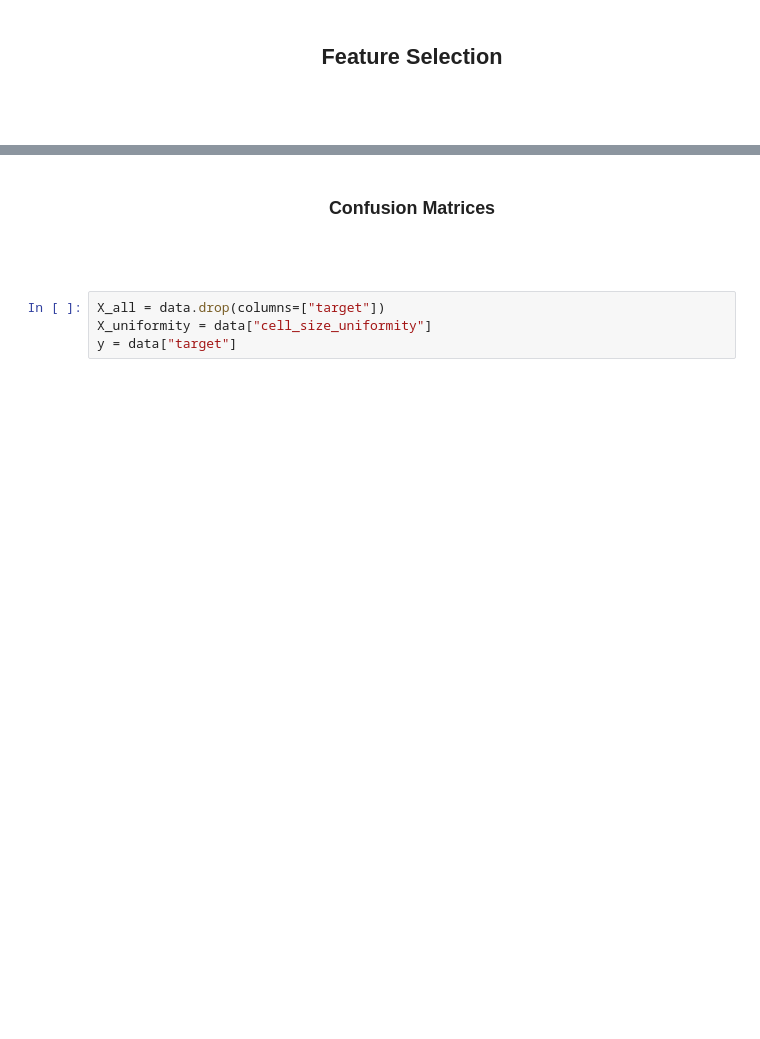
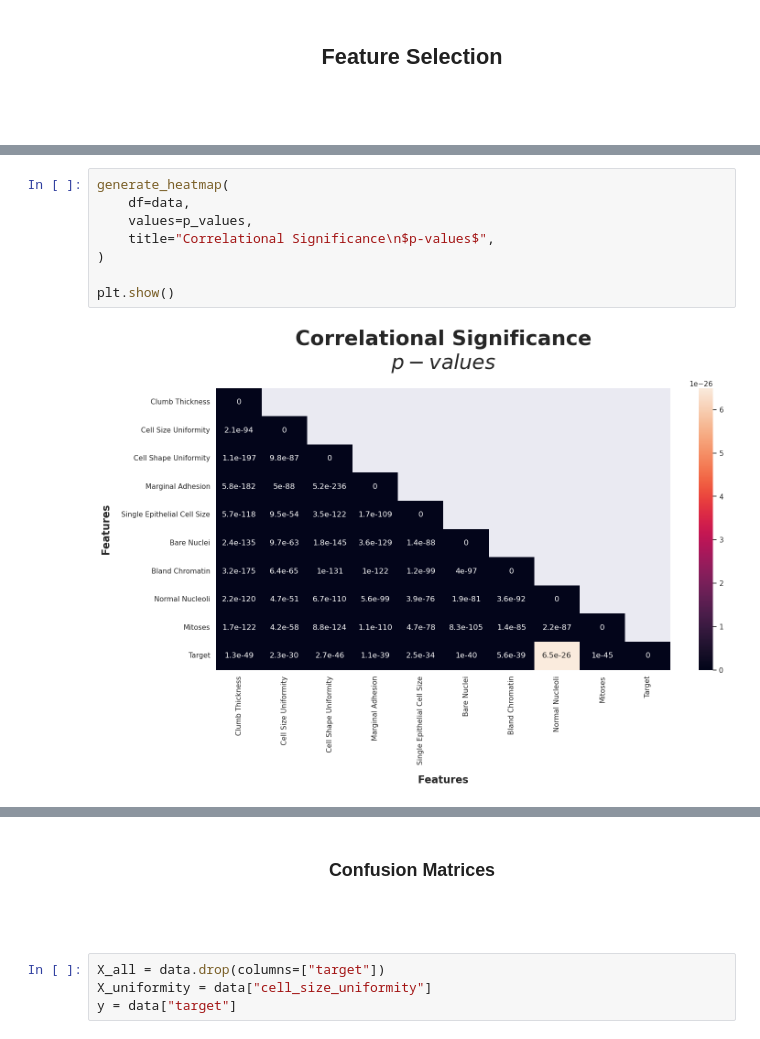
Before and after one commit to MondeAnna/predicting-breast-cancer, a Jupyter notebook: notebooks/predict_breast_cancer.ipynb, the cells around one changed output, grey strips where cells are left out. Drawn from its saved outputs; the diff is of its cells as text; blank space fills up the shorter version.

```diff
--- a/notebooks/predict_breast_cancer.ipynb
+++ b/notebooks/predict_breast_cancer.ipynb
@@ -594,0 +629,10 @@ plt.show()
+# %%
+generate_heatmap(
+    df=data,
+    values=p_values,
+    title="Correlational Significance\n$p-values$",
+)
+
+plt.show()
+# %% [output]
+[figure, added]
```
Also changed, not shown: parts of 29 cells of this notebook, 1 other file.
